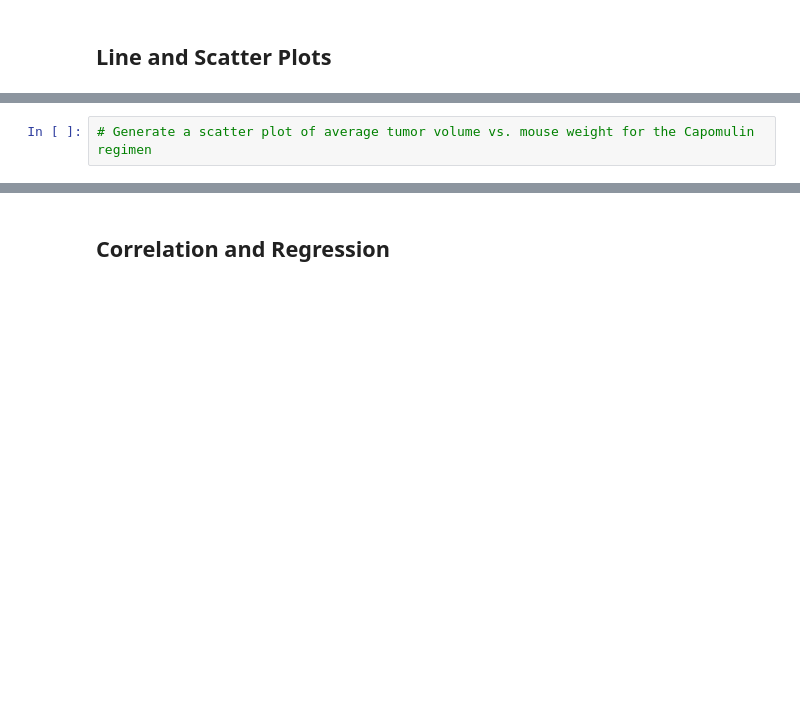
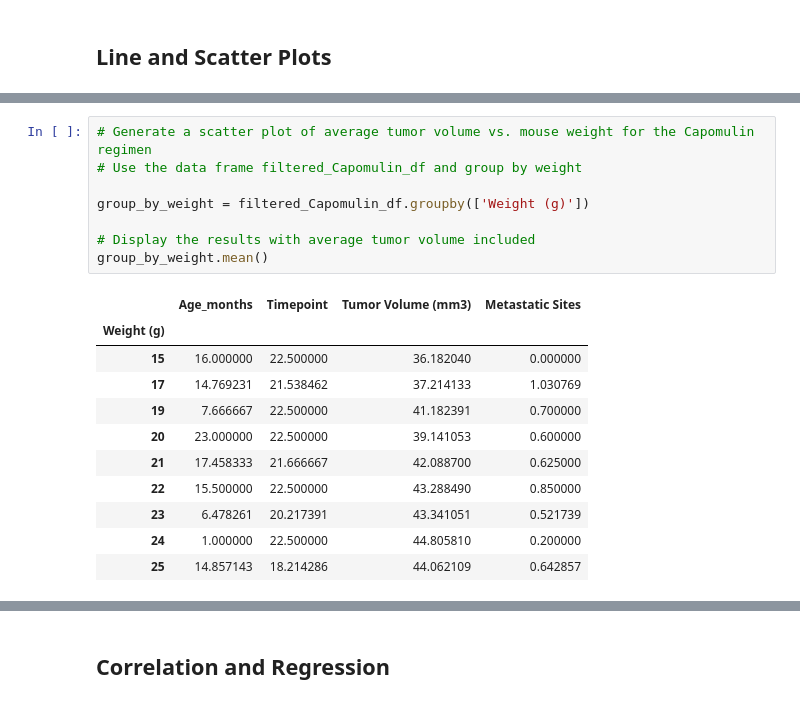
Before and after one commit to ic17rey/Matplotlib-challenge, a Jupyter notebook: Pymaceuticals/pymaceuticals.ipynb, the cells around one changed output, grey strips where cells are left out. Drawn from its saved outputs; the diff is of its cells as text; blank space fills up the shorter version.

```diff
--- a/Pymaceuticals/pymaceuticals.ipynb
+++ b/Pymaceuticals/pymaceuticals.ipynb
@@ -577,2 +592,20 @@ filtered_Capomulin_df
 # %%
 # Generate a scatter plot of average tumor volume vs. mouse weight for the Capomulin regimen
+# Use the data frame filtered_Capomulin_df and group by weight
+
+group_by_weight = filtered_Capomulin_df.groupby(['Weight (g)'])
+
+# Display the results with average tumor volume included
+group_by_weight.mean()
+# %% [output]
+|  | Age_months | Timepoint | Tumor Volume (mm3) | Metastatic Sites |
+| Weight (g) |  |  |  |  |
+| 15 | 16.000000 | 22.500000 | 36.182040 | 0.000000 |
+| 17 | 14.769231 | 21.538462 | 37.214133 | 1.030769 |
+| 19 | 7.666667 | 22.500000 | 41.182391 | 0.700000 |
+| 20 | 23.000000 | 22.500000 | 39.141053 | 0.600000 |
+| 21 | 17.458333 | 21.666667 | 42.088700 | 0.625000 |
+| 22 | 15.500000 | 22.500000 | 43.288490 | 0.850000 |
+| 23 | 6.478261 | 20.217391 | 43.341051 | 0.521739 |
+| 24 | 1.000000 | 22.500000 | 44.805810 | 0.200000 |
+| 25 | 14.857143 | 18.214286 | 44.062109 | 0.642857 |
```
Also changed, not shown: parts of 5 cells of this notebook.
